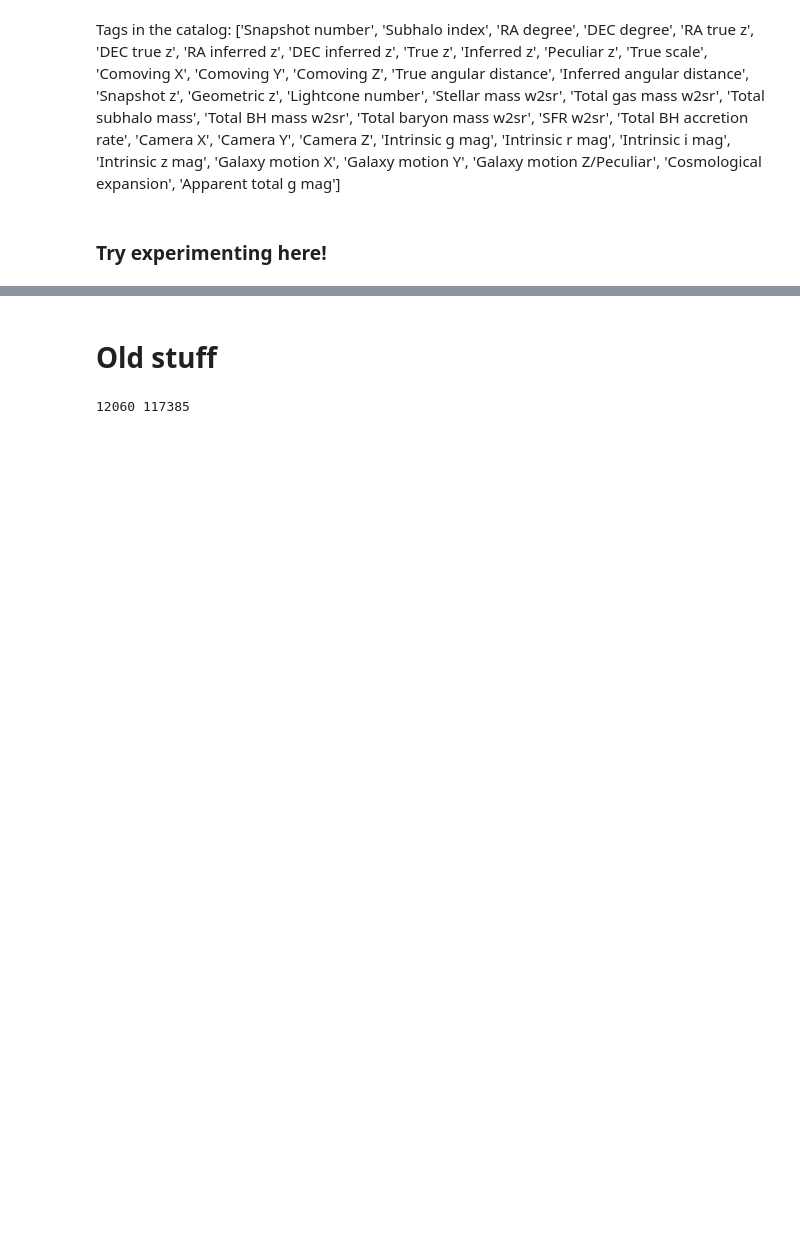
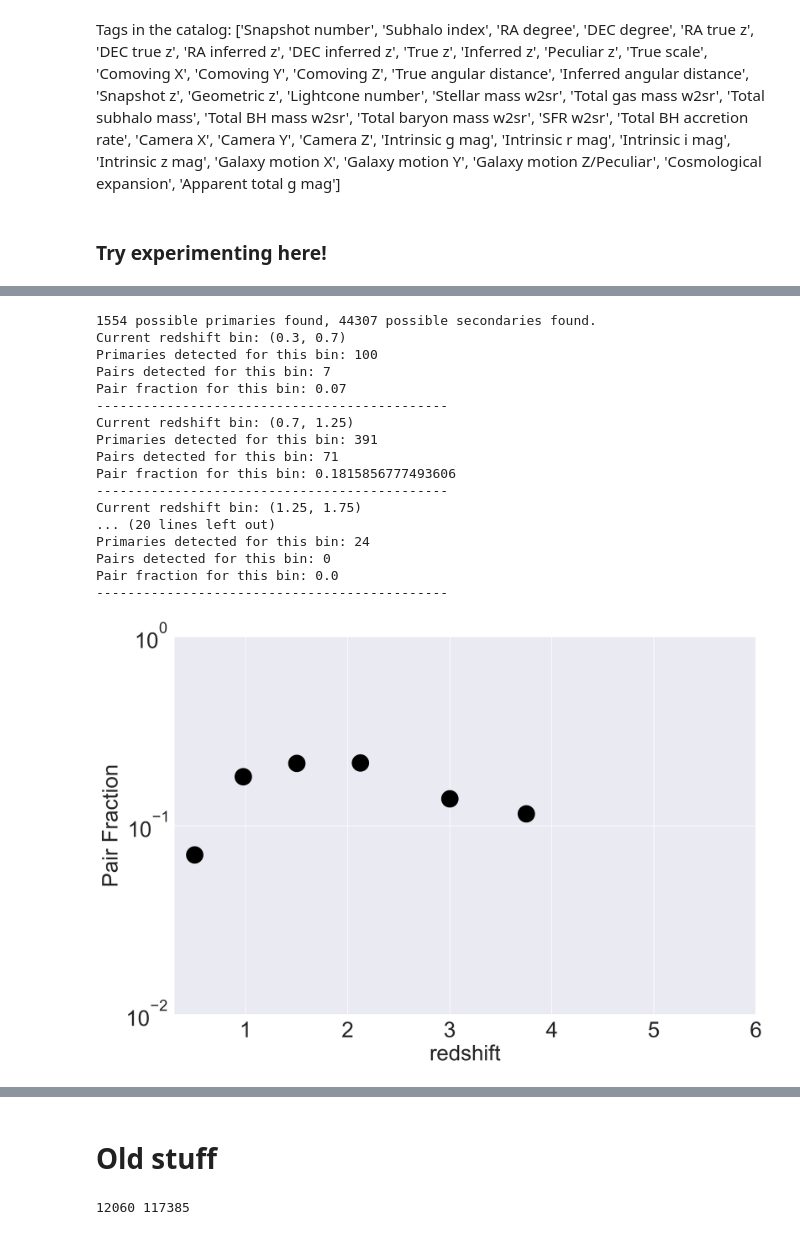
Before and after one commit to openhearted99/SASP-2020, a Jupyter notebook: gfs_code/results/Early_pairs.ipynb, the cells around one changed output, grey strips where cells are left out. Drawn from its saved outputs; the diff is of its cells as text; code cells hidden in the pictures; blank space fills up the shorter version.

```diff
--- a/gfs_code/results/Early_pairs.ipynb
+++ b/gfs_code/results/Early_pairs.ipynb
@@ -431,0 +419,21 @@ Pair fraction for this bin: 0.4
+# %%
+zyx_info= pairs_plots(dash1zyx, 'Stellar mass w2sr', 'RA degree', 'DEC degree', 'Inferred z',zbins=bins_for_plot)
+# %% [output]
+1554 possible primaries found, 44307 possible secondaries found.
+Current redshift bin: (0.3, 0.7)
+Primaries detected for this bin: 100
+Pairs detected for this bin: 7
+Pair fraction for this bin: 0.07
+---------------------------------------------
+Current redshift bin: (0.7, 1.25)
+Primaries detected for this bin: 391
+Pairs detected for this bin: 71
+Pair fraction for this bin: 0.1815856777493606
+---------------------------------------------
+Current redshift bin: (1.25, 1.75)
+... (20 lines left out)
+Primaries detected for this bin: 24
+Pairs detected for this bin: 0
+Pair fraction for this bin: 0.0
+---------------------------------------------
+[figure, added]
```
Also changed, not shown: parts of 14 cells of this notebook.
